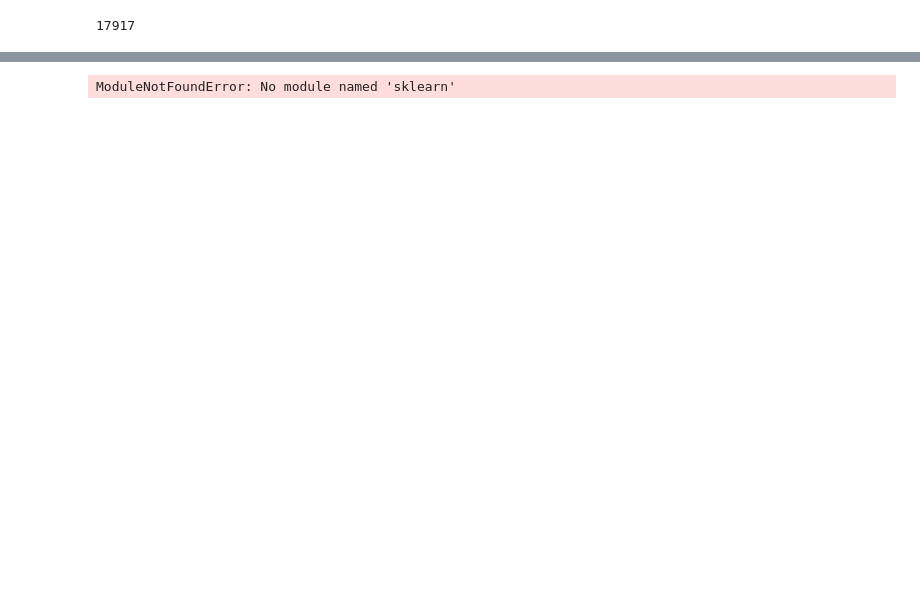
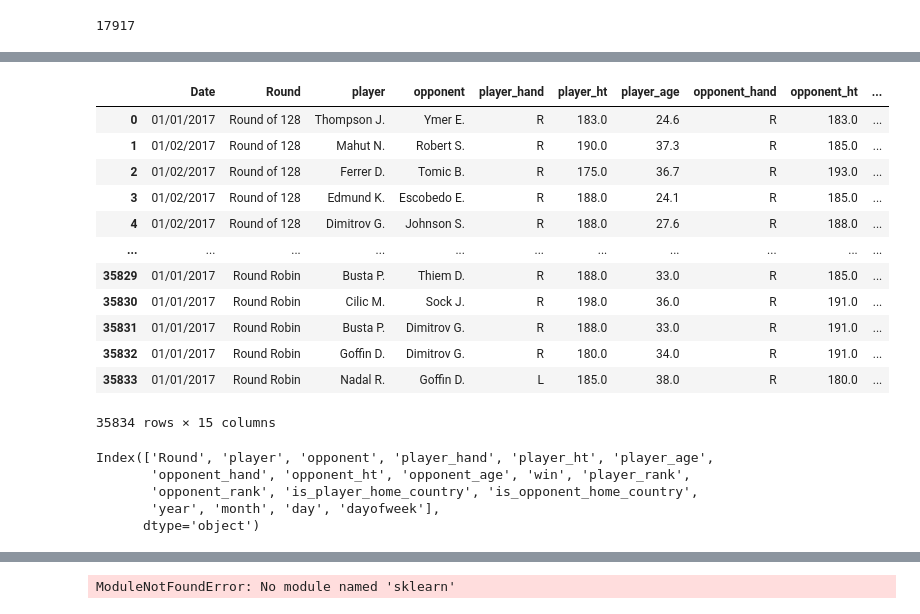
Before and after one commit to Farnaaaz/TenniMatchPrediction, a Jupyter notebook: modelling.ipynb, the cells around one changed output, grey strips where cells are left out. Saved outputs shown, nothing was run; the diff lists cells and outputs as text; code cells hidden in the pictures; blank space fills up the shorter version.

```diff
--- a/modelling.ipynb
+++ b/modelling.ipynb
@@ -123,0 +109,37 @@ df_transformed.to_csv('modeling data/df1_workable.csv', index=False)
+# %%
+df1_home_country = df1.copy()
+df1_home_country['is_player_home_country'] = np.equal(df1_home_country['Location'], df1_home_country['player_nationality'])
+df1_home_country['is_opponent_home_country'] = np.equal(df1_home_country['Location'], df1_home_country['opponent_nationality'])
+df1_home_country.drop(columns=["Location",'player_nationality', 'opponent_nationality'], inplace=True)
+df1_home_country
+# %% [output]
+|  | Date | Round | player | opponent | player_hand | player_ht | player_age | opponent_hand | opponent_ht | ... |
+| 0 | 01/01/2017 | Round of 128 | Thompson J. | Ymer E. | R | 183.0 | 24.6 | R | 183.0 | ... |
+| 1 | 01/02/2017 | Round of 128 | Mahut N. | Robert S. | R | 190.0 | 37.3 | R | 185.0 | ... |
+| 2 | 01/02/2017 | Round of 128 | Ferrer D. | Tomic B. | R | 175.0 | 36.7 | R | 193.0 | ... |
+| 3 | 01/02/2017 | Round of 128 | Edmund K. | Escobedo E. | R | 188.0 | 24.1 | R | 185.0 | ... |
+| 4 | 01/02/2017 | Round of 128 | Dimitrov G. | Johnson S. | R | 188.0 | 27.6 | R | 188.0 | ... |
+| ... | ... | ... | ... | ... | ... | ... | ... | ... | ... | ... |
+| 35829 | 01/01/2017 | Round Robin | Busta P. | Thiem D. | R | 188.0 | 33.0 | R | 185.0 | ... |
+| 35830 | 01/01/2017 | Round Robin | Cilic M. | Sock J. | R | 198.0 | 36.0 | R | 191.0 | ... |
+| 35831 | 01/01/2017 | Round Robin | Busta P. | Dimitrov G. | R | 188.0 | 33.0 | R | 191.0 | ... |
+| 35832 | 01/01/2017 | Round Robin | Goffin D. | Dimitrov G. | R | 180.0 | 34.0 | R | 191.0 | ... |
+| 35833 | 01/01/2017 | Round Robin | Nadal R. | Goffin D. | L | 185.0 | 38.0 | R | 180.0 | ... |
+35834 rows × 15 columns
+# %%
+# df1_home_country['Date'] = pd.to_datetime(df1_home_country['Date'])
+
+# df1_home_country['year'] = df1_home_country['Date'].dt.year
+# df1_home_country['month'] = df1_home_country['Date'].dt.month
+# df1_home_country['day'] = df1_home_country['Date'].dt.day
+# df1_home_country['dayofweek'] = df1_home_country['Date'].dt.dayofweek
+# df1_home_country.drop(columns=["Date"], inplace=True)
+# df1_home_country.to_csv('modeling data/df1_with_home.csv', index=False)
+df_home = pd.read_csv("modeling data/df1_with_home.csv")
+df_home.columns
+# %% [output]
+Index(['Round', 'player', 'opponent', 'player_hand', 'player_ht', 'player_age',
+       'opponent_hand', 'opponent_ht', 'opponent_age', 'win', 'player_rank',
+       'opponent_rank', 'is_player_home_country', 'is_opponent_home_country',
+       'year', 'month', 'day', 'dayofweek'],
+      dtype='object')
```
Also changed, not shown: parts of 14 cells of this notebook, 10 other files.
